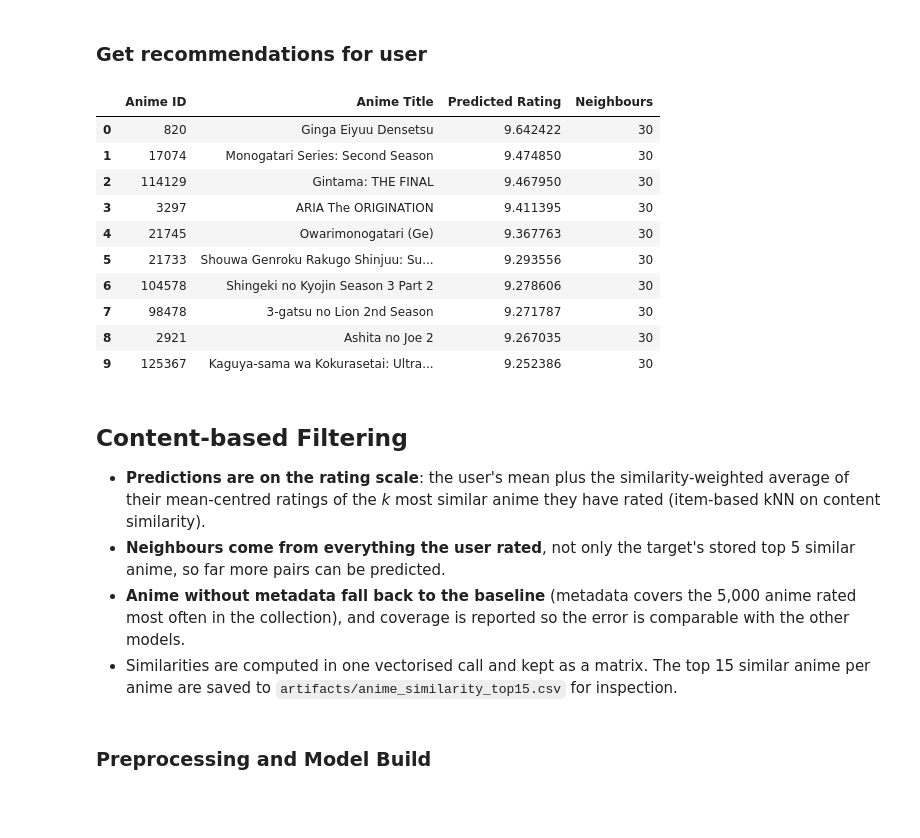
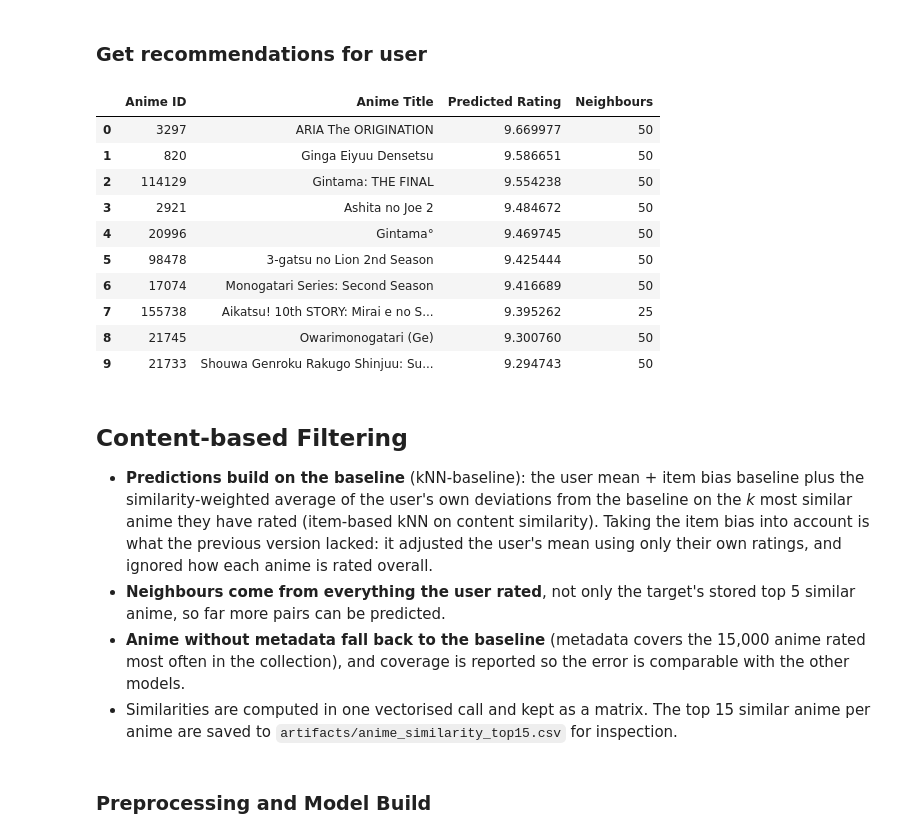
Before and after one commit to DhLYa/content_recommender, a Jupyter notebook: anime_recommender.ipynb, the cells around one changed output. Drawn from its saved outputs; the diff is of its cells as text; code cells hidden in the pictures; blank space fills up the shorter version.

```diff
--- a/anime_recommender.ipynb
+++ b/anime_recommender.ipynb
@@ -540,18 +552,20 @@ pd.DataFrame(results)
 # %% [markdown]
 ### Functions
 # %%
-def user_similarity_matrix(R, shrinkage=25, min_overlap=5):
+def user_similarity_matrix(Z, shrinkage=25, min_overlap=5):
     """
-    Mean-centred cosine similarity between every pair of users, using only the anime both rated.
+    Cosine similarity between every pair of users over the anime both rated, computed on their
+    normalised residuals (ratings minus the baseline, divided by the user's spread). Removing the
+    item bias means two users don't look alike just because they both like popular anime; the
+    per-user scaling cancels out in a cosine but matters in the predictions.
     Similarities are shrunk towards 0 when the overlap is small and zeroed below min_overlap.
     """
-    rated = ~np.isnan(R)
-    user_means = np.nanmean(R, axis=1)
-    X = np.where(rated, R - user_means[:, None], 0).astype(np.float32)
+    rated = ~np.isnan(Z)
+    X = np.where(rated, Z, 0).astype(np.float32)
     M = rated.astype(np.float32)
 
     dot = X @ X.T                    # unrated entries are 0, so this sums over co-rated anime only
-    sq_norms = (X ** 2) @ M.T        # [u, v] = sum of u's squared deviations over anime v also rated
+    sq_norms = (X ** 2) @ M.T        # [u, v] = sum of u's squared residuals over anime v also rated
     n_shared = M @ M.T
 
     with np.errstate(divide="ignore", invalid="ignore"):
@@ -562,23 +576,22 @@ def user_similarity_matrix(R, shrinkage=25, min_overlap=5):
     return sim.astype(np.float32)
 
 
-def predict_user_knn(R, sim, user_means, item_bias, users, items, k=30):
+def predict_user_knn(Z, sim, user_means, item_bias, user_std, users, items, k=30):
     """
-    Predict ratings for (user, anime) pairs with user-based kNN.
+    Predict ratings for (user, anime) pairs with user-based kNN on top of the baseline.
 
     For each anime, the neighbours are the k users most similar to the target user among
-    those who rated it (positive similarities only). The prediction is the target user's mean
-    plus the similarity-weighted average of the neighbours' mean-centred ratings.
-    Pairs with no neighbour fall back to the baseline (user mean + item bias).
+    those who rated it (positive similarities only). The prediction is the target's baseline
+    (user mean + item bias) plus their rating spread times the similarity-weighted average of
+    the neighbours' normalised residuals. Pairs with no neighbour get the baseline.
 
     Returns the predictions and the number of neighbours behind each one (0 = baseline).
     """
-    deviations = R - user_means[:, None]
     preds = user_means[users] + item_bias[items]
     support = np.zeros(len(users), dtype=int)
 
     for item, positions in pd.Series(items).groupby(items).indices.items():
-        raters = np.flatnonzero(~np.isnan(R[:, item]))
+        raters = np.flatnonzero(~np.isnan(Z[:, item]))
         if len(raters) == 0:
             continue
         target_users = users[positions]
@@ -587,22 +600,22 @@ def predict_user_knn(R, sim, user_means, item_bias, users, items, k=30):
         n = min(k, len(raters))
         top = np.argpartition(-S, n - 1, axis=1)[:, :n]
         weights = np.take_along_axis(S, top, axis=1)
-        neighbour_deviations = deviations[raters, item][top]
+        neighbour_residuals = Z[raters, item][top]
 
         total_weight = weights.sum(axis=1)
         ok = total_weight > 0
-        preds[positions[ok]] = user_means[target_users[ok]] + (weights * neighbour_deviations).sum(axis=1)[ok] / total_weight[ok]
+        preds[positions[ok]] += user_std[target_users[ok]] * (weights * neighbour_residuals).sum(axis=1)[ok] / total_weight[ok]
         support[positions] = (weights > 0).sum(axis=1)
 
     return np.clip(preds, RATING_MIN, RATING_MAX), support
 # %% [markdown]
 ### Tune neighbourhood size on the validation set
 # %%
-sim_tune = user_similarity_matrix(R_tune)
+sim_tune = user_similarity_matrix(Z_tune)
 
 cf_tuning = []
 for k in [5, 10, 20, 30, 50, 100]:
-    preds, support = predict_user_knn(R_tune, sim_tune, user_means_tune, item_bias_tune, val_users, val_items, k=k)
+    preds, support = predict_user_knn(Z_tune, sim_tune, user_means_tune, item_bias_tune, user_std_tune, val_users, val_items, k=k)
     cf_tuning.append({"k": k, **score(y_val, preds), "Coverage": (support > 0).mean()})
 
 cf_tuning = pd.DataFrame(cf_tuning)
@@ -652,28 +665,29 @@ Negative: 10.1%, zero: 2.5%, max: 0.954
 ### Get recommendations for user
 # %%
 # Final model uses all ratings
-sim_full = user_similarity_matrix(R_full)
-user_means_full, item_bias_full = fit_baseline(R_full)
+user_means_full, item_bias_full, user_std_full = fit_baseline(R_full)
+Z_full = normalised_residuals(R_full, user_means_full, item_bias_full, user_std_full)
+sim_full = user_similarity_matrix(Z_full)
 
-recommend(EXAMPLE_USER, R_full, lambda u, i: predict_user_knn(R_full, sim_full, user_means_full, item_bias_full, u, i, k=best_cf_k))
+recommend(EXAMPLE_USER, R_full, lambda u, i: predict_user_knn(Z_full, sim_full, user_means_full, item_bias_full, user_std_full, u, i, k=best_cf_k))
 # %% [output]
 |  | Anime ID | Anime Title | Predicted Rating | Neighbours |
-| 0 | 820 | Ginga Eiyuu Densetsu | 9.642422 | 30 |
-| 1 | 17074 | Monogatari Series: Second Season | 9.474850 | 30 |
-| 2 | 114129 | Gintama: THE FINAL | 9.467950 | 30 |
-| 3 | 3297 | ARIA The ORIGINATION | 9.411395 | 30 |
-| 4 | 21745 | Owarimonogatari (Ge) | 9.367763 | 30 |
-| 5 | 21733 | Shouwa Genroku Rakugo Shinjuu: Su... | 9.293556 | 30 |
-| 6 | 104578 | Shingeki no Kyojin Season 3 Part 2 | 9.278606 | 30 |
-| 7 | 98478 | 3-gatsu no Lion 2nd Season | 9.271787 | 30 |
-| 8 | 2921 | Ashita no Joe 2 | 9.267035 | 30 |
-| 9 | 125367 | Kaguya-sama wa Kokurasetai: Ultra... | 9.252386 | 30 |
+| 0 | 3297 | ARIA The ORIGINATION | 9.669977 | 50 |
+| 1 | 820 | Ginga Eiyuu Densetsu | 9.586651 | 50 |
+| 2 | 114129 | Gintama: THE FINAL | 9.554238 | 50 |
+| 3 | 2921 | Ashita no Joe 2 | 9.484672 | 50 |
+| 4 | 20996 | Gintama° | 9.469745 | 50 |
+| 5 | 98478 | 3-gatsu no Lion 2nd Season | 9.425444 | 50 |
+| 6 | 17074 | Monogatari Series: Second Season | 9.416689 | 50 |
+| 7 | 155738 | Aikatsu! 10th STORY: Mirai e no S... | 9.395262 | 25 |
+| 8 | 21745 | Owarimonogatari (Ge) | 9.300760 | 50 |
+| 9 | 21733 | Shouwa Genroku Rakugo Shinjuu: Su... | 9.294743 | 50 |
 # %% [markdown]
 ## Content-based Filtering
 
-- **Predictions are on the rating scale**: the user's mean plus the similarity-weighted average of their mean-centred ratings of the *k* most similar anime they have rated (item-based kNN on content similarity).
+- **Predictions build on the baseline** (kNN-baseline): the user mean + item bias baseline plus the similarity-weighted average of the user's own deviations from the baseline on the *k* most similar anime they have rated (item-based kNN on content similarity). Taking the item bias into account is what the previous version lacked: it adjusted the user's mean using only their own ratings, and ignored how each anime is rated overall.
 - **Neighbours come from everything the user rated**, not only the target's stored top 5 similar anime, so far more pairs can be predicted.
-- **Anime without metadata fall back to the baseline** (metadata covers the 5,000 anime rated most often in the collection), and coverage is reported so the error is comparable with the other models.
+- **Anime without metadata fall back to the baseline** (metadata covers the 15,000 anime rated most often in the collection), and coverage is reported so the error is comparable with the other models.
 - Similarities are computed in one vectorised call and kept as a matrix. The top 15 similar anime per anime are saved to `artifacts/anime_similarity_top15.csv` for inspection.
 # %% [markdown]
 ### Preprocessing and Model Build
```
Also changed, not shown: parts of 21 cells of this notebook.
